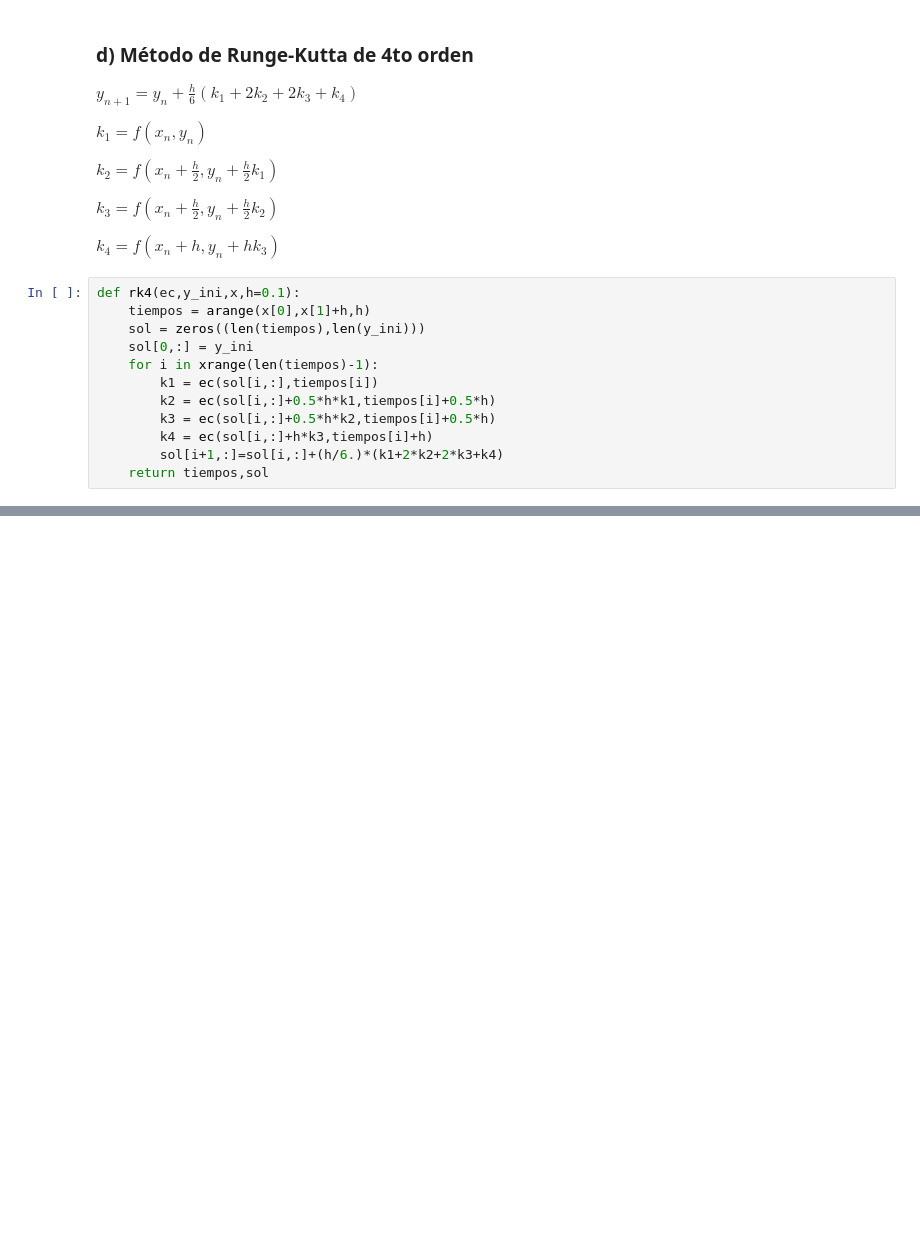
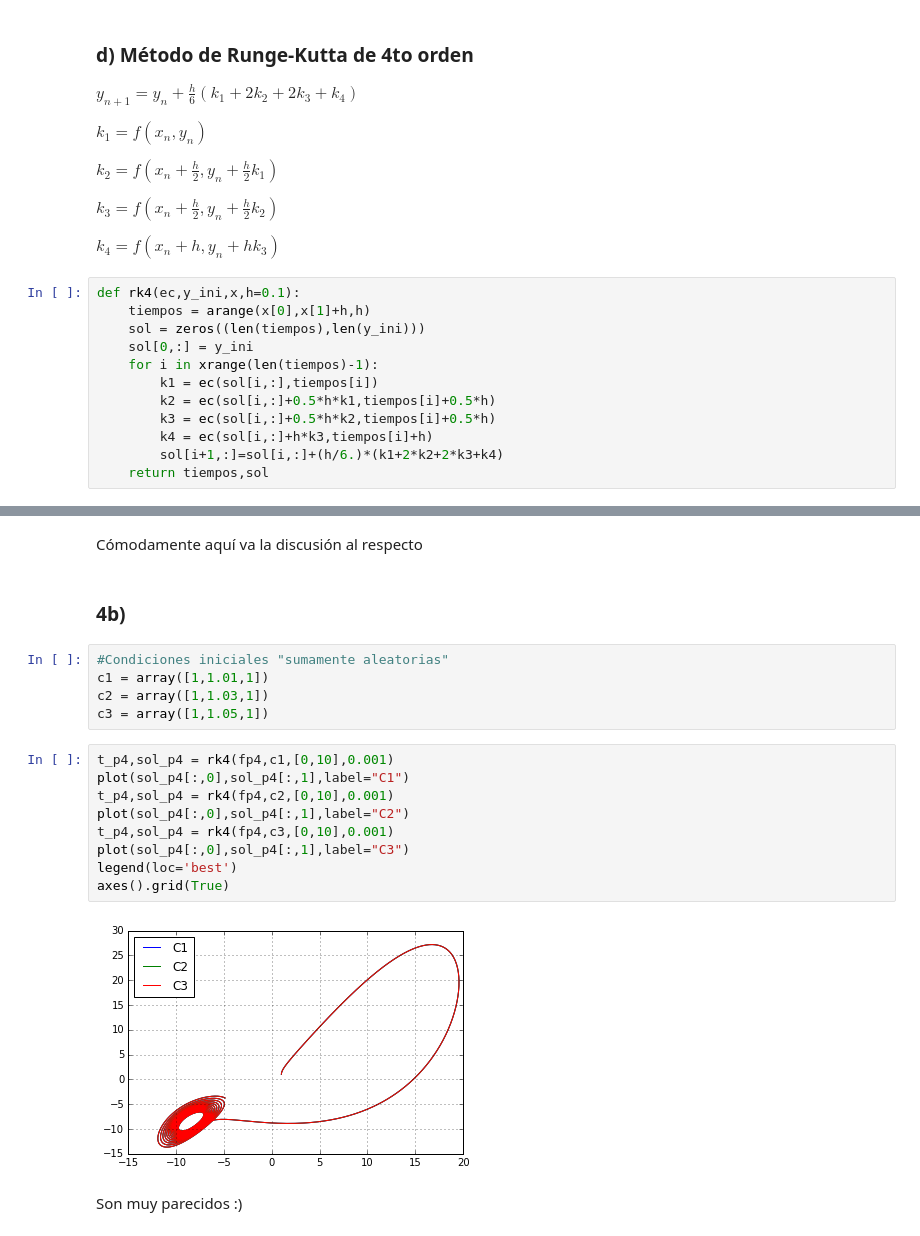
Before and after one commit to plascurain/fisicacomputacional, a Jupyter notebook: Tarea_1.ipynb, the cells around one changed output, grey strips where cells are left out. Cells and saved outputs as stored; diff of their text form; blank space fills up the shorter version.

```diff
--- a/Tarea_1.ipynb
+++ b/Tarea_1.ipynb
@@ -82,0 +185,22 @@ def rk4(ec,y_ini,x,h=0.1):
+# %% [markdown]
+Cómodamente aquí va la discusión al respecto
+# %% [markdown]
+### 4b)
+# %%
+#Condiciones iniciales "sumamente aleatorias"
+c1 = array([1,1.01,1])
+c2 = array([1,1.03,1])
+c3 = array([1,1.05,1])
+# %%
+t_p4,sol_p4 = rk4(fp4,c1,[0,10],0.001)
+plot(sol_p4[:,0],sol_p4[:,1],label="C1")
+t_p4,sol_p4 = rk4(fp4,c2,[0,10],0.001)
+plot(sol_p4[:,0],sol_p4[:,1],label="C2")
+t_p4,sol_p4 = rk4(fp4,c3,[0,10],0.001)
+plot(sol_p4[:,0],sol_p4[:,1],label="C3")
+legend(loc='best')
+axes().grid(True)
+# %% [output]
+[figure, added]
+# %% [markdown]
+Son muy parecidos :)
```
Also changed, not shown: parts of 12 cells of this notebook.
